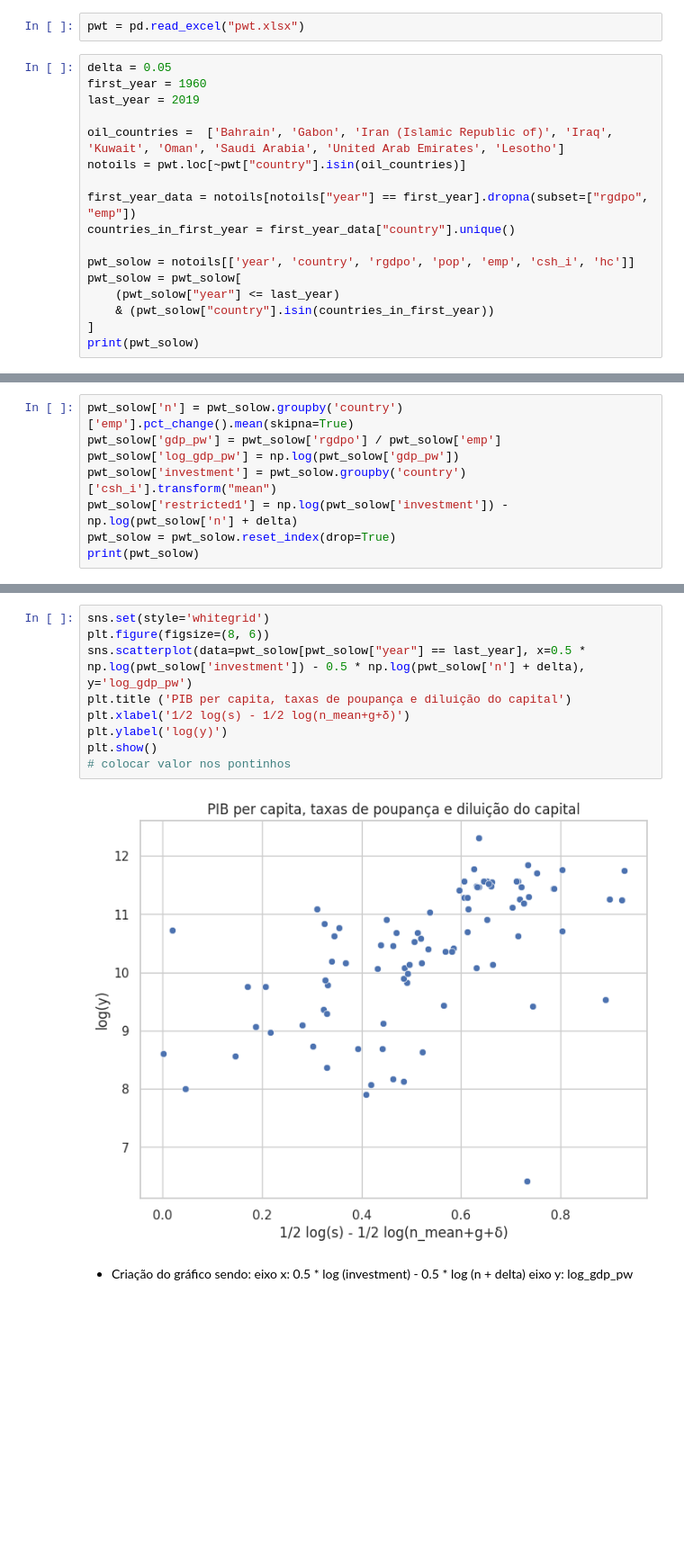
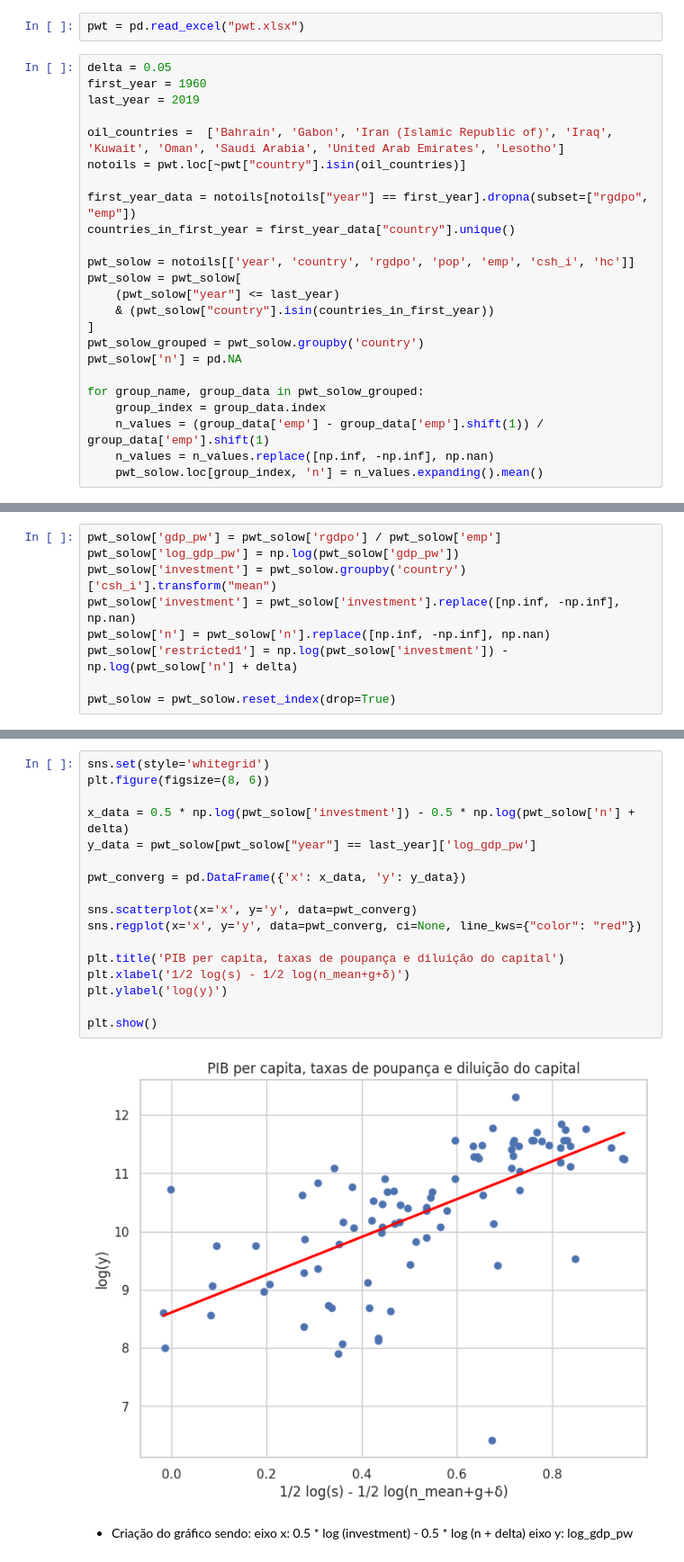
Before and after one commit to beatrizrgarcia/solowmodel, a Jupyter notebook: solowmodel.ipynb, the cells around one changed output, grey strips where cells are left out. Shown: that part at 90% size. Cells and saved outputs as stored; diff of their text form; blank space fills up the shorter version.

```diff
--- a/solowmodel.ipynb
+++ b/solowmodel.ipynb
@@ -52,4 +54,11 @@ pwt_solow = pwt_solow[
     (pwt_solow["year"] <= last_year)
     & (pwt_solow["country"].isin(countries_in_first_year))
 ]
-print(pwt_solow)
+pwt_solow_grouped = pwt_solow.groupby('country')
+pwt_solow['n'] = pd.NA
+
+for group_name, group_data in pwt_solow_grouped:
+    group_index = group_data.index
+    n_values = (group_data['emp'] - group_data['emp'].shift(1)) / group_data['emp'].shift(1)
+    n_values = n_values.replace([np.inf, -np.inf], np.nan)
+    pwt_solow.loc[group_index, 'n'] = n_values.expanding().mean()
@@ -77,8 +76,9 @@ print(pwt_solow)
 # %%
-pwt_solow['n'] = pwt_solow.groupby('country')['emp'].pct_change().mean(skipna=True)
 pwt_solow['gdp_pw'] = pwt_solow['rgdpo'] / pwt_solow['emp']
 pwt_solow['log_gdp_pw'] = np.log(pwt_solow['gdp_pw'])
 pwt_solow['investment'] = pwt_solow.groupby('country')['csh_i'].transform("mean")
+pwt_solow['investment'] = pwt_solow['investment'].replace([np.inf, -np.inf], np.nan)
+pwt_solow['n'] = pwt_solow['n'].replace([np.inf, -np.inf], np.nan)
 pwt_solow['restricted1'] = np.log(pwt_solow['investment']) - np.log(pwt_solow['n'] + delta)
+
 pwt_solow = pwt_solow.reset_index(drop=True)
-print(pwt_solow)
@@ -110,14 +114,22 @@ print(pwt_solow)
 # %%
 sns.set(style='whitegrid')
 plt.figure(figsize=(8, 6))
-sns.scatterplot(data=pwt_solow[pwt_solow["year"] == last_year], x=0.5 * np.log(pwt_solow['investment']) - 0.5 * np.log(pwt_solow['n'] + delta), y='log_gdp_pw')
-plt.title ('PIB per capita, taxas de poupança e diluição do capital')
+
+x_data = 0.5 * np.log(pwt_solow['investment']) - 0.5 * np.log(pwt_solow['n'] + delta)
+y_data = pwt_solow[pwt_solow["year"] == last_year]['log_gdp_pw']
+
+pwt_converg = pd.DataFrame({'x': x_data, 'y': y_data})
+
+sns.scatterplot(x='x', y='y', data=pwt_converg)
+sns.regplot(x='x', y='y', data=pwt_converg, ci=None, line_kws={"color": "red"})
+
+plt.title('PIB per capita, taxas de poupança e diluição do capital')
 plt.xlabel('1/2 log(s) - 1/2 log(n_mean+g+δ)')
 plt.ylabel('log(y)')
+
 plt.show()
-# colocar valor nos pontinhos
 # %% [output]
-[figure, old version]
+[figure, new version]
 # %% [markdown]
 - Criação do gráfico sendo:
 eixo x: 0.5 * log (investment) - 0.5 * log (n + delta)
```
Also changed, not shown: parts of 25 cells of this notebook.
